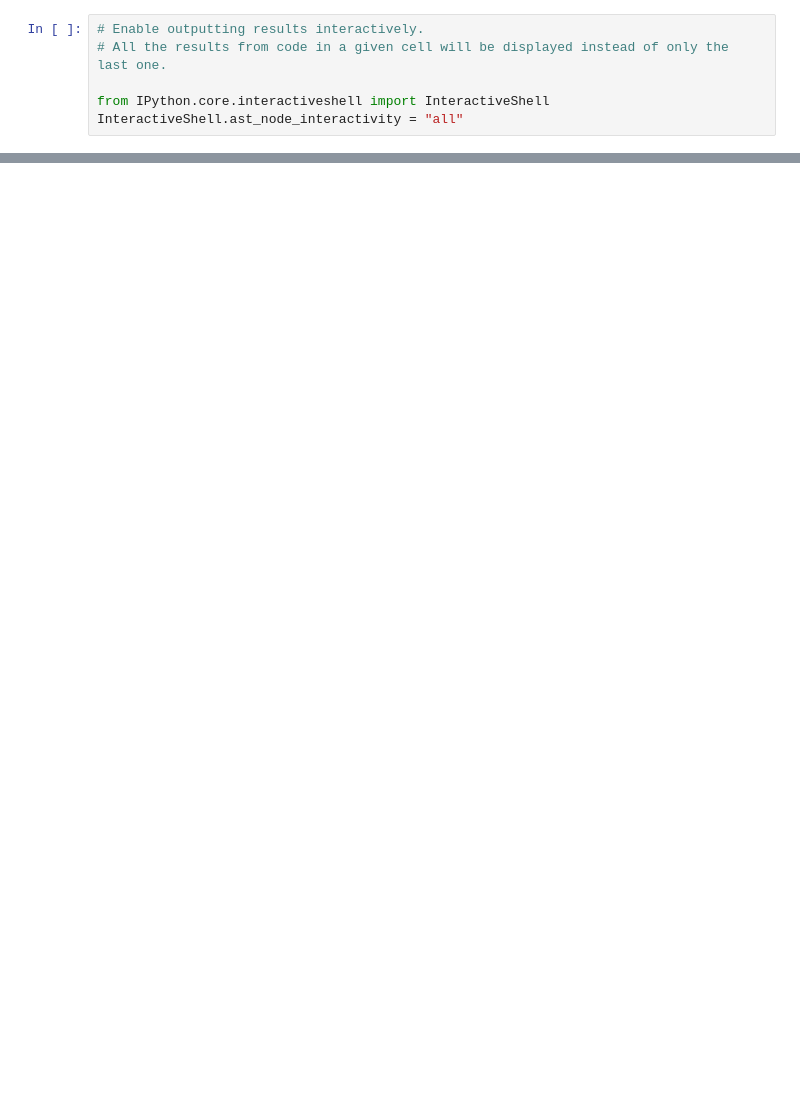
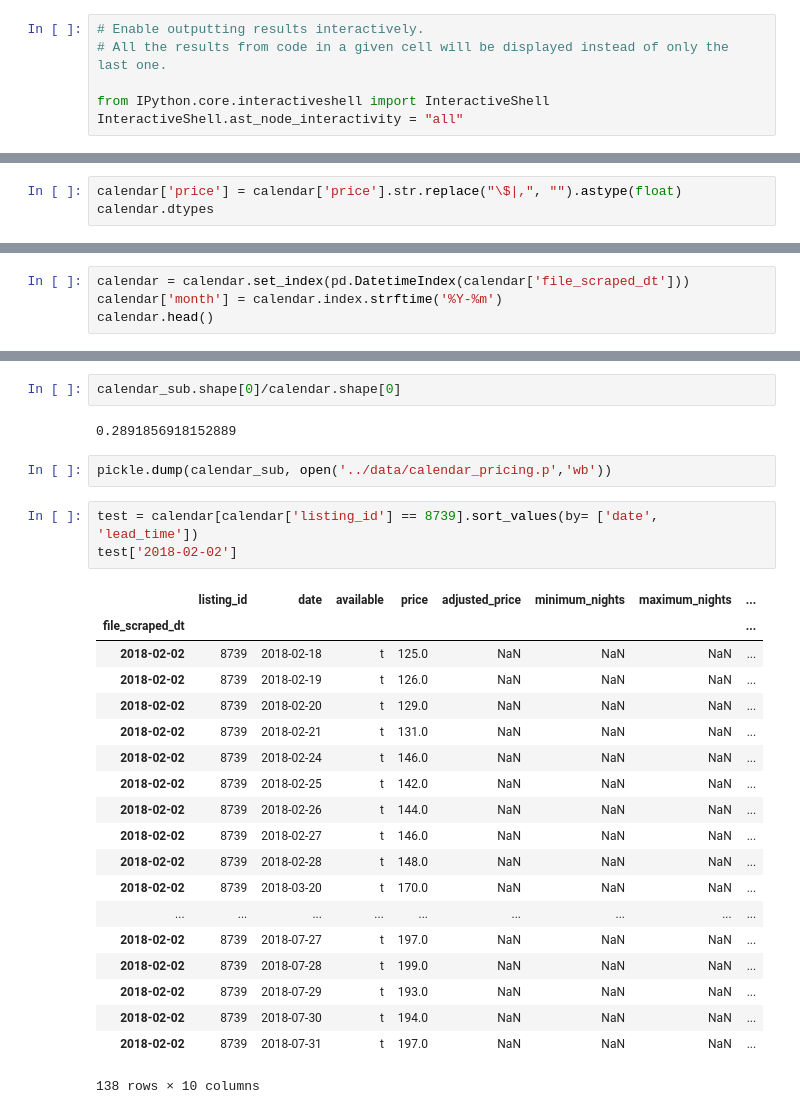
Before and after one commit to karensheng/Airbnb_Regulation, a Jupyter notebook: src/Calendar Data EDA.ipynb, the cells around one changed output, grey strips where cells are left out. Saved outputs shown, nothing was run; the diff lists cells and outputs as text; blank space fills up the shorter version.

```diff
--- a/src/Calendar Data EDA.ipynb
+++ b/src/Calendar Data EDA.ipynb
@@ -159,0 +31,3 @@ test2.head(30)
+# %%
+calendar['price'] = calendar['price'].str.replace("\$|,", "").astype(float)
+calendar.dtypes
@@ -159,0 +45,4 @@ test2.head(30)
+# %%
+calendar = calendar.set_index(pd.DatetimeIndex(calendar['file_scraped_dt']))
+calendar['month'] = calendar.index.strftime('%Y-%m')
+calendar.head()
@@ -159,0 +112,29 @@ test2.head(30)
+# %%
+calendar_sub.shape[0]/calendar.shape[0]
+# %% [output]
+0.2891856918152889
+# %%
+pickle.dump(calendar_sub, open('../data/calendar_pricing.p','wb'))
+# %%
+test = calendar[calendar['listing_id'] == 8739].sort_values(by= ['date', 'lead_time'])
+test['2018-02-02']
+# %% [output]
+|  | listing_id | date | available | price | adjusted_price | minimum_nights | maximum_nights | ... |
+| file_scraped_dt |  |  |  |  |  |  |  | ... |
+| 2018-02-02 | 8739 | 2018-02-18 | t | 125.0 | NaN | NaN | NaN | ... |
+| 2018-02-02 | 8739 | 2018-02-19 | t | 126.0 | NaN | NaN | NaN | ... |
+| 2018-02-02 | 8739 | 2018-02-20 | t | 129.0 | NaN | NaN | NaN | ... |
+| 2018-02-02 | 8739 | 2018-02-21 | t | 131.0 | NaN | NaN | NaN | ... |
+| 2018-02-02 | 8739 | 2018-02-24 | t | 146.0 | NaN | NaN | NaN | ... |
+| 2018-02-02 | 8739 | 2018-02-25 | t | 142.0 | NaN | NaN | NaN | ... |
+| 2018-02-02 | 8739 | 2018-02-26 | t | 144.0 | NaN | NaN | NaN | ... |
+| 2018-02-02 | 8739 | 2018-02-27 | t | 146.0 | NaN | NaN | NaN | ... |
+| 2018-02-02 | 8739 | 2018-02-28 | t | 148.0 | NaN | NaN | NaN | ... |
+| 2018-02-02 | 8739 | 2018-03-20 | t | 170.0 | NaN | NaN | NaN | ... |
+| ... | ... | ... | ... | ... | ... | ... | ... | ... |
+| 2018-02-02 | 8739 | 2018-07-27 | t | 197.0 | NaN | NaN | NaN | ... |
+| 2018-02-02 | 8739 | 2018-07-28 | t | 199.0 | NaN | NaN | NaN | ... |
+| 2018-02-02 | 8739 | 2018-07-29 | t | 193.0 | NaN | NaN | NaN | ... |
+| 2018-02-02 | 8739 | 2018-07-30 | t | 194.0 | NaN | NaN | NaN | ... |
+| 2018-02-02 | 8739 | 2018-07-31 | t | 197.0 | NaN | NaN | NaN | ... |
+138 rows × 10 columns
```
Also changed, not shown: parts of 22 cells of this notebook.
